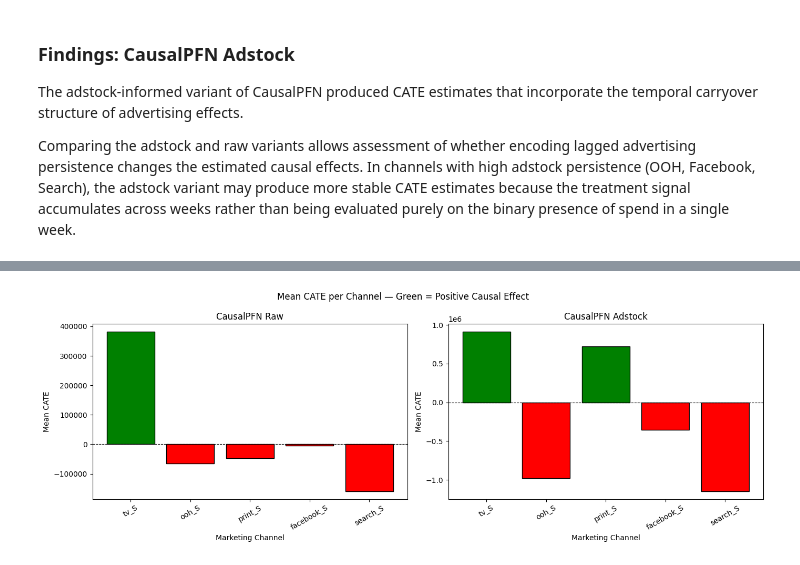
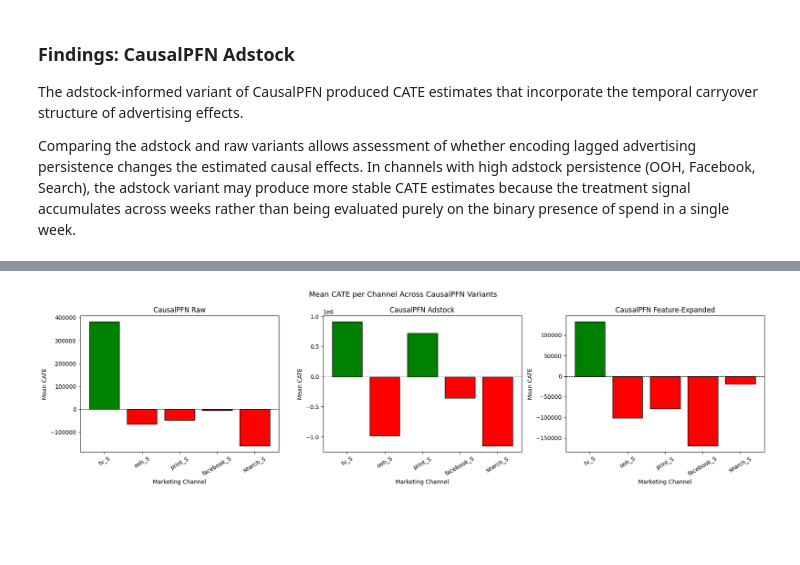
Before and after one commit to ismaelale13/seminar-mmm-pfn, a Jupyter notebook: notebooks/03_causal_pfn.ipynb, the cells around one changed output, grey strips where cells are left out. Saved outputs shown, nothing was run; the diff lists cells and outputs as text; code cells hidden in the pictures; blank space fills up the shorter version.

Commit message:
Extended features for CausalPFN

```diff
--- a/notebooks/03_causal_pfn.ipynb
+++ b/notebooks/03_causal_pfn.ipynb
@@ -579,0 +580,10 @@ df_features.head()
+# %%
+# Remove fully empty column
+df_features = df_features.drop(columns=["events"])
+
+# Drop rows created by lagging
+df_features = df_features.dropna().reset_index(drop=True)
+
+print("Cleaned dataset shape:", df_features.shape)
+
+df_features.head()
@@ -642,24 +795,50 @@ Bayesian MMM      : 100% (reference)
 # %%
-# Visualize mean CATE per channel for both variants
-# Color-coded by sign: green = positive (revenue-increasing), red = negative
+# Visualize mean CATE per channel for all CausalPFN variants
+# Green = positive estimated causal effect
+# Red = negative estimated causal effect
 
-fig, axes = plt.subplots(1, 2, figsize=(14, 5))
+fig, axes = plt.subplots(1, 3, figsize=(18, 5))
 
-for ax, (label, results) in zip(axes, [
-    ("CausalPFN Raw",     results_raw),
-    ("CausalPFN Adstock", results_ads)
-]):
-    means  = [np.mean(results[ch]) for ch in media_cols]
-    colors = ["green" if v > 0 else "red" for v in means]
-    ax.bar(media_cols, means, color=colors, edgecolor="black")
-    ax.axhline(y=0, color="black", linestyle="--", linewidth=0.8)
+variant_results = [
+    ("CausalPFN Raw", results_raw),
+    ("CausalPFN Adstock", results_ads),
+    ("CausalPFN Feature-Expanded", results_features)
+]
+
+for ax, (label, results) in zip(axes, variant_results):
+
+    means = [np.mean(results[ch]) for ch in media_cols]
+
+    colors = [
+        "green" if v > 0 else "red"
+        for v in means
+    ]
+
+    ax.bar(
+        media_cols,
+        means,
+        color=colors,
+        edgecolor="black"
+    )
+
+    ax.axhline(
+        y=0,
+        color="black",
+        linestyle="--",
+        linewidth=0.8
+    )
+
     ax.set_title(label)
     ax.set_xlabel("Marketing Channel")
     ax.set_ylabel("Mean CATE")
     ax.tick_params(axis="x", rotation=30)
 
-plt.suptitle("Mean CATE per Channel — Green = Positive Causal Effect", fontsize=12)
+plt.suptitle(
+    "Mean CATE per Channel Across CausalPFN Variants",
+    fontsize=13
+)
+
 plt.tight_layout()
 plt.show()
 # %% [output]
-[figure, old version]
+[figure, new version]
```
Also changed, not shown: parts of 15 cells of this notebook, 1 other file.
